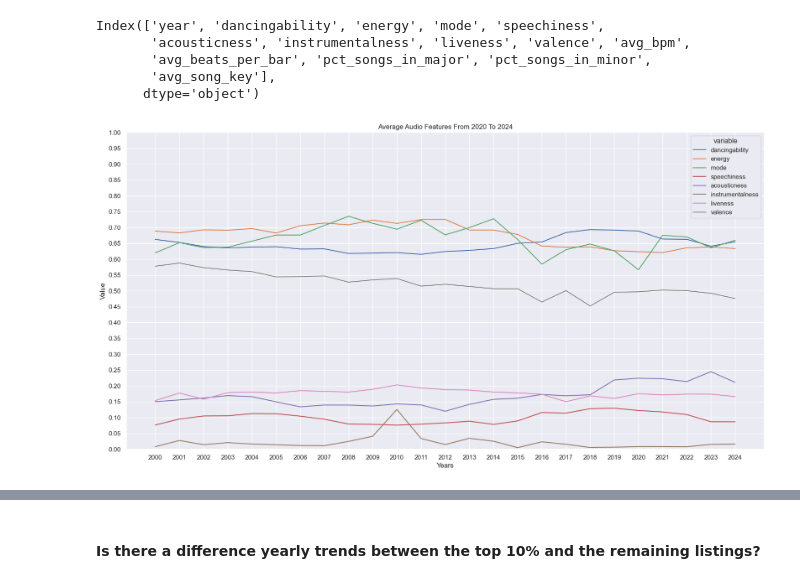
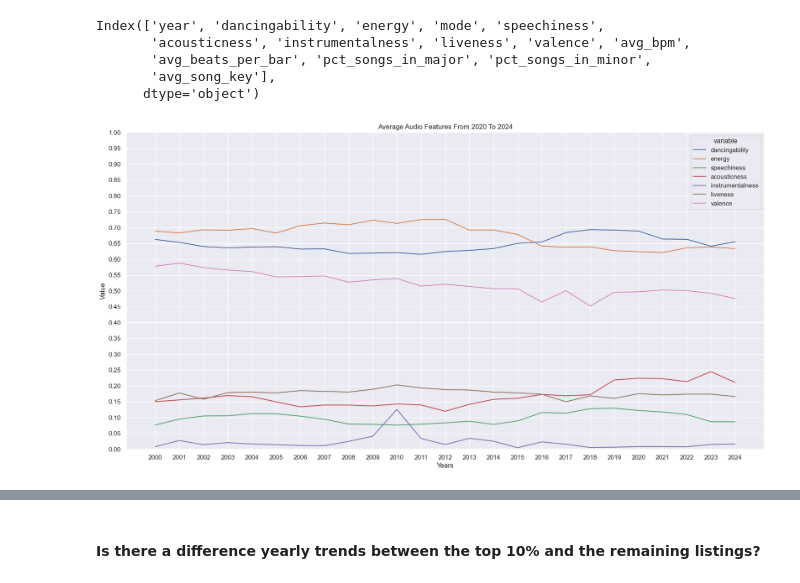
Before and after one commit to guillermocontp/recommendation-system, a Jupyter notebook: analysis.ipynb, the cells around one changed output, grey strips where cells are left out. Cells and saved outputs as stored; diff of their text form; code cells hidden in the pictures.

```diff
--- a/analysis.ipynb
+++ b/analysis.ipynb
@@ -1506,30 +1614,30 @@ Index(['year', 'dancingability', 'energy', 'mode', 'speechiness',
 # %%
 # visulising audio features year over year from 2020 to 2024
 # listing columns to be plotted
-columns_to_plot = ['dancingability', 'energy', 'mode', 'speechiness', 'acousticness', 'instrumentalness', 'liveness', 'valence']
+columns_to_plot = ['dancingability', 'energy', 'speechiness', 'acousticness', 'instrumentalness', 'liveness', 'valence']
 
 # transforming DataFrame for esier plotting and selecting columns to plot
 melted_df = chart_aggregated_yearly.melt(id_vars=['year'], value_vars=columns_to_plot, var_name='variable', value_name='value')
 
 # plotting the data
 plt.figure(figsize=(20, 10))
 sns.lineplot(data=melted_df, x='year', y='value', hue='variable')
 
 # setting ticks for each year
 plt.xticks(ticks=melted_df['year'].unique())
 
 # setting y-axis scale from 0.0 to 1.0
 plt.ylim(0.0, 1.0)
 
 # creating tick range
 ticks = [x/20 for x in range(0, 21)]
 plt.yticks(ticks)
 
 # adding labels and title
 plt.xlabel('Years')
 plt.ylabel('Value')
 plt.title('Average Audio Features From 2020 To 2024')
 
 plt.show()
 # %% [output]
-[figure, old version]
+[figure, new version]
```
Also changed, not shown: parts of 50 cells of this notebook, 2 other files.
